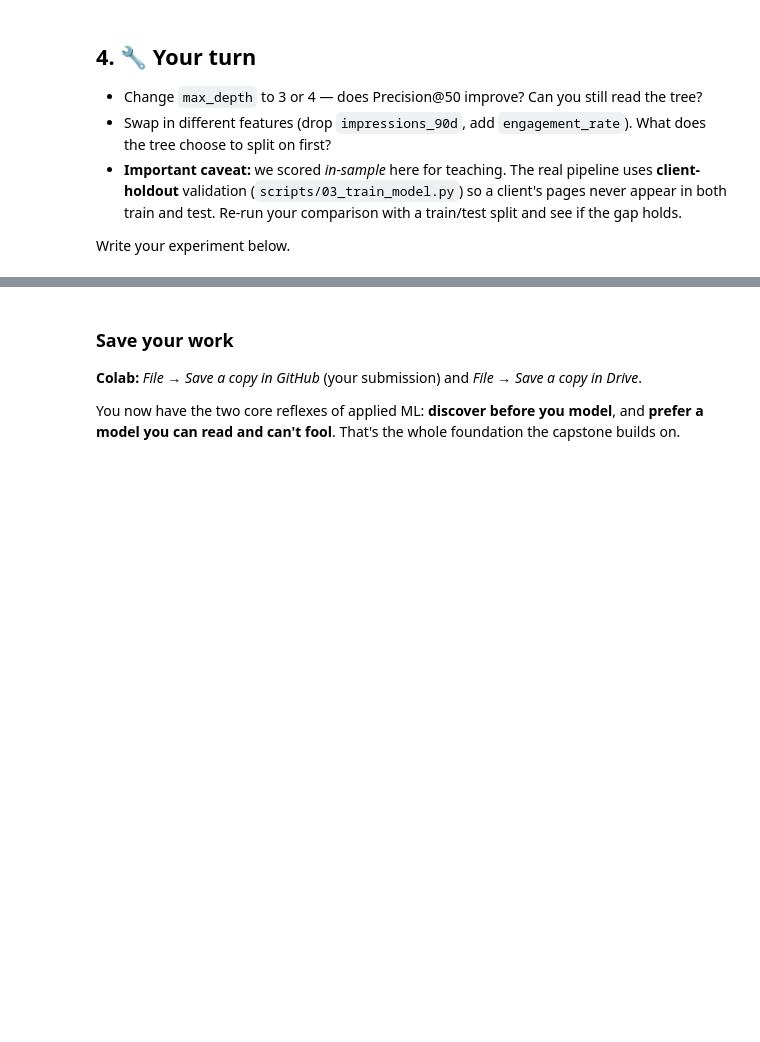
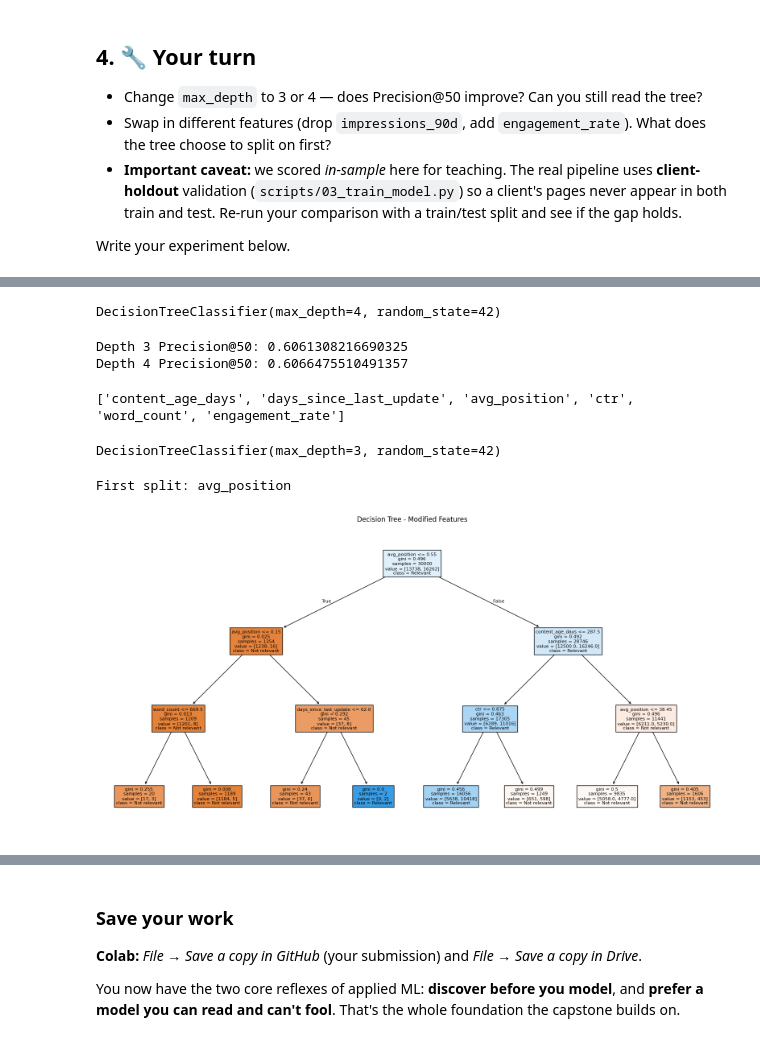
Before and after one commit to Manjit-yadav/flyrank-ml-internship, a Jupyter notebook: notebooks/02_your_first_readable_model.ipynb, the cells around one changed output, grey strips where cells are left out. Drawn from its saved outputs; the diff is of its cells as text; code cells hidden in the pictures; blank space fills up the shorter version.

```diff
--- a/notebooks/02_your_first_readable_model.ipynb
+++ b/notebooks/02_your_first_readable_model.ipynb
@@ -104,0 +166,75 @@ Write your experiment below.
+# %%
+from sklearn.tree import DecisionTreeClassifier
+from sklearn.tree import plot_tree
+import matplotlib.pyplot as plt
+
+# Depth 3
+tree_3 = DecisionTreeClassifier(
+    max_depth=3,
+    random_state=42
+)
+
+tree_3.fit(X, y)
+
+# Depth 4
+tree_4 = DecisionTreeClassifier(
+    max_depth=4,
+    random_state=42
+)
+
+tree_4.fit(X, y)
+# %% [output]
+DecisionTreeClassifier(max_depth=4, random_state=42)
+# %%
+pred_3 = tree_3.predict_proba(X)[:, 1]
+pred_4 = tree_4.predict_proba(X)[:, 1]
+
+print("Depth 3 Precision@50:", precision_at_k(y, pred_3, 50))
+print("Depth 4 Precision@50:", precision_at_k(y, pred_4, 50))
+# %% [output]
+Depth 3 Precision@50: 0.6061308216690325
+Depth 4 Precision@50: 0.6066475510491357
+# %%
+new_features = [
+    'content_age_days',
+    'days_since_last_update',
+    'avg_position',
+    'ctr',
+    'word_count',
+    'engagement_rate'
+]
+
+X_new = df[new_features]
+
+print(X_new.columns.tolist())
+# %% [output]
+['content_age_days', 'days_since_last_update', 'avg_position', 'ctr', 'word_count', 'engagement_rate']
+# %%
+tree_new = DecisionTreeClassifier(
+    max_depth=3,
+    random_state=42
+)
+
+tree_new.fit(X_new, y)
+# %% [output]
+DecisionTreeClassifier(max_depth=3, random_state=42)
+# %%
+root_index = tree_new.tree_.feature[0]
+
+print("First split:", X_new.columns[root_index])
+# %% [output]
+First split: avg_position
+# %%
+plt.figure(figsize=(20, 10))
+
+plot_tree(
+    tree_new,
+    feature_names=X_new.columns,
+    class_names=['Not relevant', 'Relevant'],
+    filled=True
+)
+
+plt.title("Decision Tree - Modified Features")
+plt.show()
+# %% [output]
+[figure, added]
```
Also changed, not shown: parts of 13 cells of this notebook.
